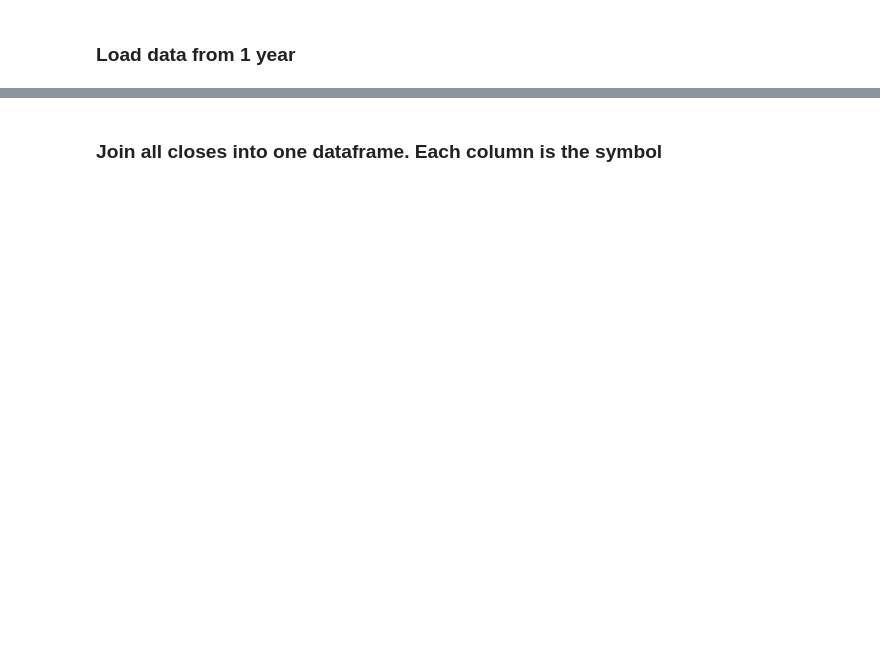
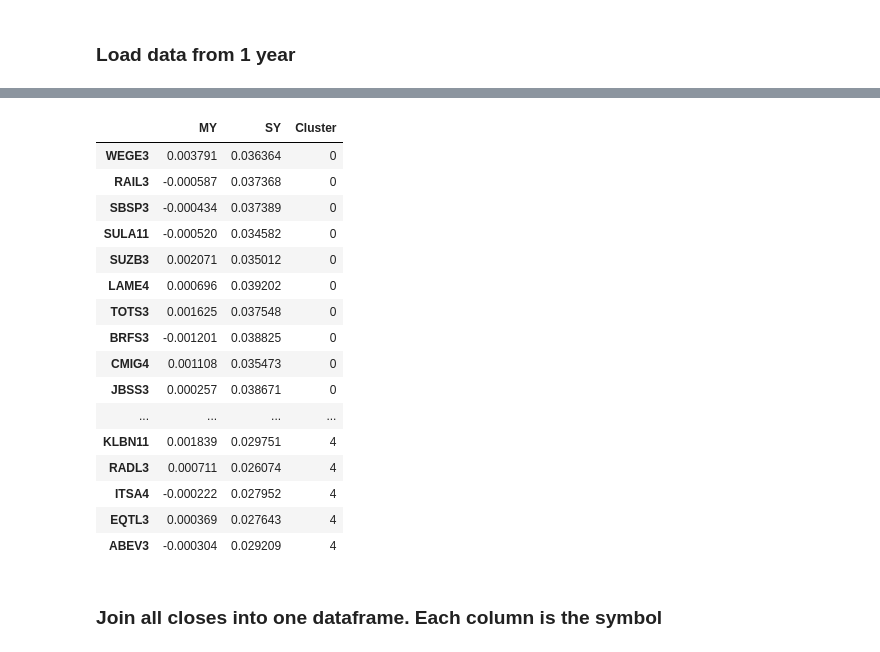
Before and after one commit to tentativafc/investing-broker, a Jupyter notebook: analytics/notebooks/2021-01-24-Portfolio.ipynb, the cells around one changed output, grey strips where cells are left out. Saved outputs shown, nothing was run; the diff lists cells and outputs as text; code cells hidden in the pictures; blank space fills up the shorter version.

```diff
--- a/analytics/notebooks/2021-01-24-Portfolio.ipynb
+++ b/analytics/notebooks/2021-01-24-Portfolio.ipynb
@@ -109,3 +162,24 @@ dfs
+# %%
+adb['Cluster'] = pred_y
+adb.sort_values(by=['Cluster'])
+# %% [output]
+|  | MY | SY | Cluster |
+| WEGE3 | 0.003791 | 0.036364 | 0 |
+| RAIL3 | -0.000587 | 0.037368 | 0 |
+| SBSP3 | -0.000434 | 0.037389 | 0 |
+| SULA11 | -0.000520 | 0.034582 | 0 |
+| SUZB3 | 0.002071 | 0.035012 | 0 |
+| LAME4 | 0.000696 | 0.039202 | 0 |
+| TOTS3 | 0.001625 | 0.037548 | 0 |
+| BRFS3 | -0.001201 | 0.038825 | 0 |
+| CMIG4 | 0.001108 | 0.035473 | 0 |
+| JBSS3 | 0.000257 | 0.038671 | 0 |
+| ... | ... | ... | ... |
+| KLBN11 | 0.001839 | 0.029751 | 4 |
+| RADL3 | 0.000711 | 0.026074 | 4 |
+| ITSA4 | -0.000222 | 0.027952 | 4 |
+| EQTL3 | 0.000369 | 0.027643 | 4 |
+| ABEV3 | -0.000304 | 0.029209 | 4 |
 # %% [markdown]
 ### Join all closes into one dataframe. Each column is the symbol
 # %%
```
Also changed, not shown: parts of 8 cells of this notebook, 5 other files.
